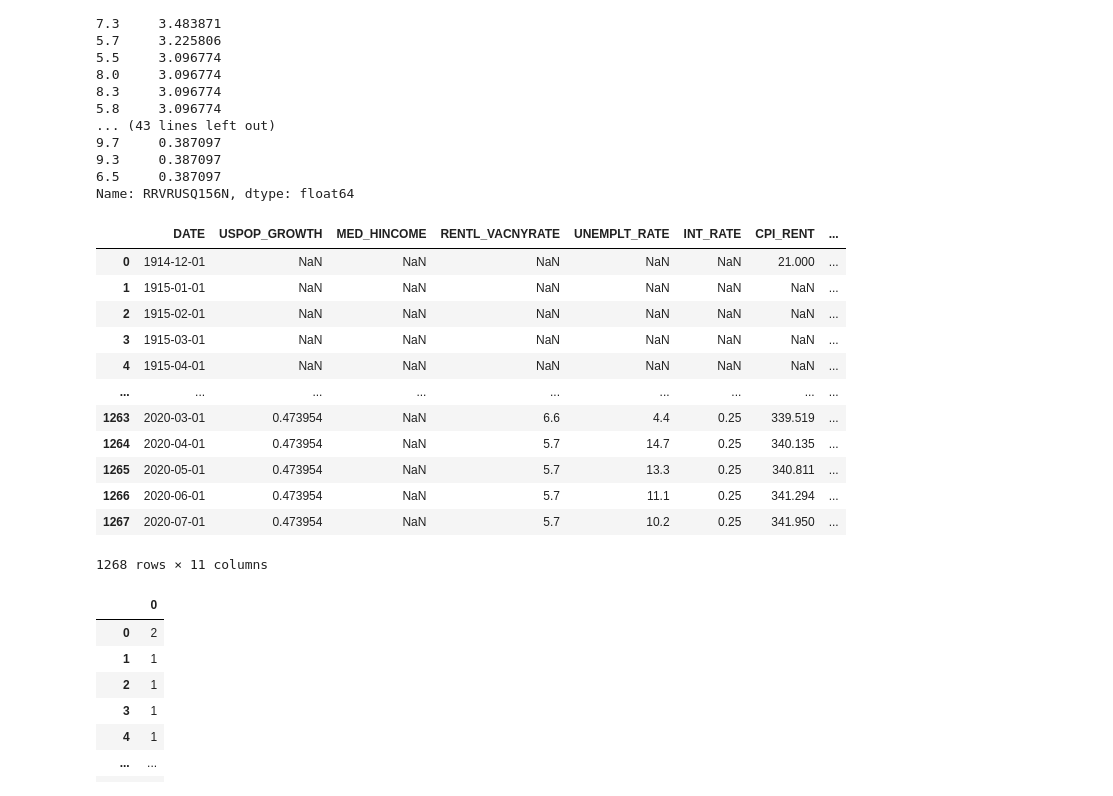
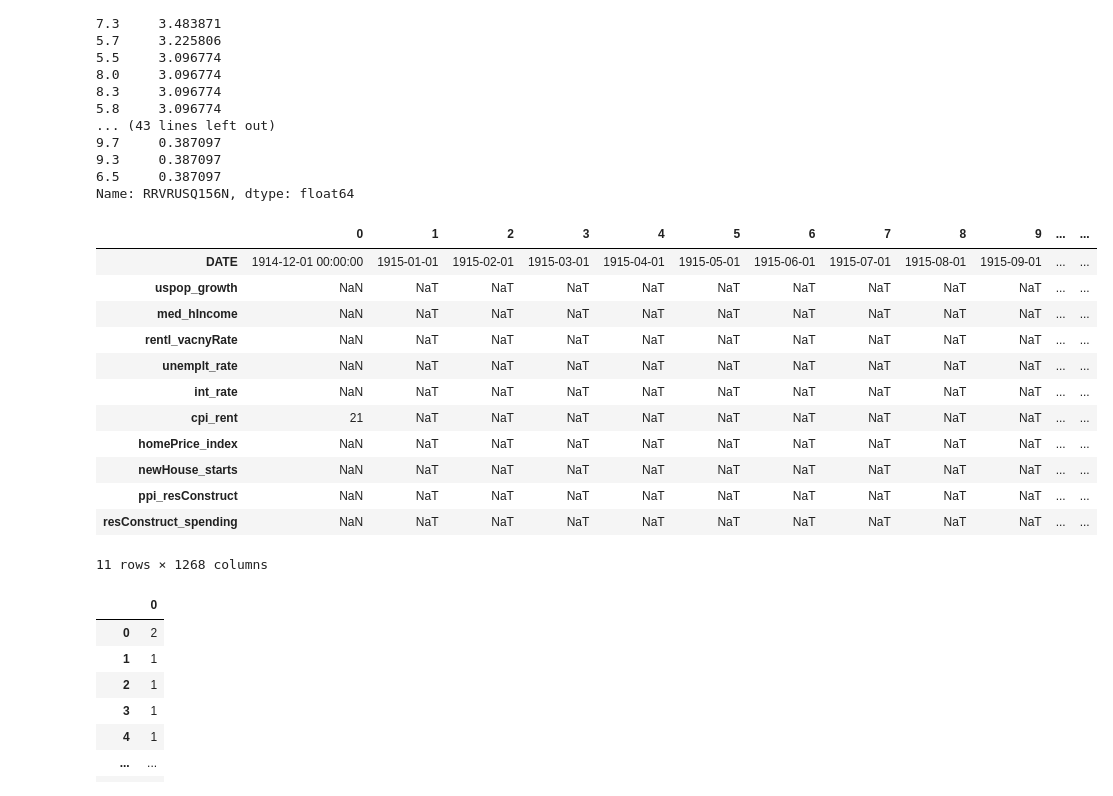
Before and after one commit to jjfrasca/Capstone_2, a Jupyter notebook: notebooks/1.0-jjf-initial-data-wrangling.ipynb, the cells around one changed output. Cells and saved outputs as stored; diff of their text form; code cells hidden in the pictures.

Commit message:
changed column names to lowercase

```diff
--- a/notebooks/1.0-jjf-initial-data-wrangling.ipynb
+++ b/notebooks/1.0-jjf-initial-data-wrangling.ipynb
@@ -443,22 +435,22 @@ df3['RRVRUSQ156N'].value_counts(normalize=True)*100
 Name: RRVRUSQ156N, dtype: float64
 # %%
 #change column headers to make more user friendly
-df3.rename(columns = {'SPPOPGROWUSA':'USPOP_GROWTH', 'MEHOINUSA672N': 'MED_HINCOME', 'UNRATE': 'UNEMPLT_RATE', 'INTDSRUSM193N': 'INT_RATE', 'CUUR0000SEHA': 'CPI_RENT', 'CSUSHPINSA': 'HOMEPRICE_INDEX', 'HOUST': 'NEWHOUSE_STARTS', 'WPUIP2311001': 'PPI_RESCONSTRUCT', 'RRVRUSQ156N': 'RENTL_VACNYRATE', 'TLRESCONS': 'RES_CONSTRUCT_SPENDING'}, inplace = True)
-df3
+df3.rename(columns = {'SPPOPGROWUSA':'uspop_growth', 'MEHOINUSA672N': 'med_hIncome', 'UNRATE': 'unemplt_rate', 'INTDSRUSM193N': 'int_rate', 'CUUR0000SEHA': 'cpi_rent', 'CSUSHPINSA': 'homePrice_index', 'HOUST': 'newHouse_starts', 'WPUIP2311001': 'ppi_resConstruct', 'RRVRUSQ156N': 'rentl_vacnyRate', 'TLRESCONS': 'resConstruct_spending'}, inplace = True)
+df3.T
 # %% [output]
-|  | DATE | USPOP_GROWTH | MED_HINCOME | RENTL_VACNYRATE | UNEMPLT_RATE | INT_RATE | CPI_RENT | ... |
-| 0 | 1914-12-01 | NaN | NaN | NaN | NaN | NaN | 21.000 | ... |
-| 1 | 1915-01-01 | NaN | NaN | NaN | NaN | NaN | NaN | ... |
-| 2 | 1915-02-01 | NaN | NaN | NaN | NaN | NaN | NaN | ... |
-| 3 | 1915-03-01 | NaN | NaN | NaN | NaN | NaN | NaN | ... |
-| 4 | 1915-04-01 | NaN | NaN | NaN | NaN | NaN | NaN | ... |
-| ... | ... | ... | ... | ... | ... | ... | ... | ... |
-| 1263 | 2020-03-01 | 0.473954 | NaN | 6.6 | 4.4 | 0.25 | 339.519 | ... |
-| 1264 | 2020-04-01 | 0.473954 | NaN | 5.7 | 14.7 | 0.25 | 340.135 | ... |
-| 1265 | 2020-05-01 | 0.473954 | NaN | 5.7 | 13.3 | 0.25 | 340.811 | ... |
-| 1266 | 2020-06-01 | 0.473954 | NaN | 5.7 | 11.1 | 0.25 | 341.294 | ... |
-| 1267 | 2020-07-01 | 0.473954 | NaN | 5.7 | 10.2 | 0.25 | 341.950 | ... |
+|  | 0 | 1 | 2 | 3 | 4 | 5 | 6 | 7 | 8 | 9 | ... | ... |
+| DATE | 1914-12-01 00:00:00 | 1915-01-01 | 1915-02-01 | 1915-03-01 | 1915-04-01 | 1915-05-01 | 1915-06-01 | 1915-07-01 | 1915-08-01 | 1915-09-01 | ... | ... |
+| uspop_growth | NaN | NaT | NaT | NaT | NaT | NaT | NaT | NaT | NaT | NaT | ... | ... |
+| med_hIncome | NaN | NaT | NaT | NaT | NaT | NaT | NaT | NaT | NaT | NaT | ... | ... |
+| rentl_vacnyRate | NaN | NaT | NaT | NaT | NaT | NaT | NaT | NaT | NaT | NaT | ... | ... |
+| unemplt_rate | NaN | NaT | NaT | NaT | NaT | NaT | NaT | NaT | NaT | NaT | ... | ... |
+| int_rate | NaN | NaT | NaT | NaT | NaT | NaT | NaT | NaT | NaT | NaT | ... | ... |
+| cpi_rent | 21 | NaT | NaT | NaT | NaT | NaT | NaT | NaT | NaT | NaT | ... | ... |
+| homePrice_index | NaN | NaT | NaT | NaT | NaT | NaT | NaT | NaT | NaT | NaT | ... | ... |
+| newHouse_starts | NaN | NaT | NaT | NaT | NaT | NaT | NaT | NaT | NaT | NaT | ... | ... |
+| ppi_resConstruct | NaN | NaT | NaT | NaT | NaT | NaT | NaT | NaT | NaT | NaT | ... | ... |
+| resConstruct_spending | NaN | NaT | NaT | NaT | NaT | NaT | NaT | NaT | NaT | NaT | ... | ... |
-1268 rows × 11 columns
+11 rows × 1268 columns
 # %%
 #deal with NAN
 # %%
```
Also changed, not shown: parts of 16 cells of this notebook.
